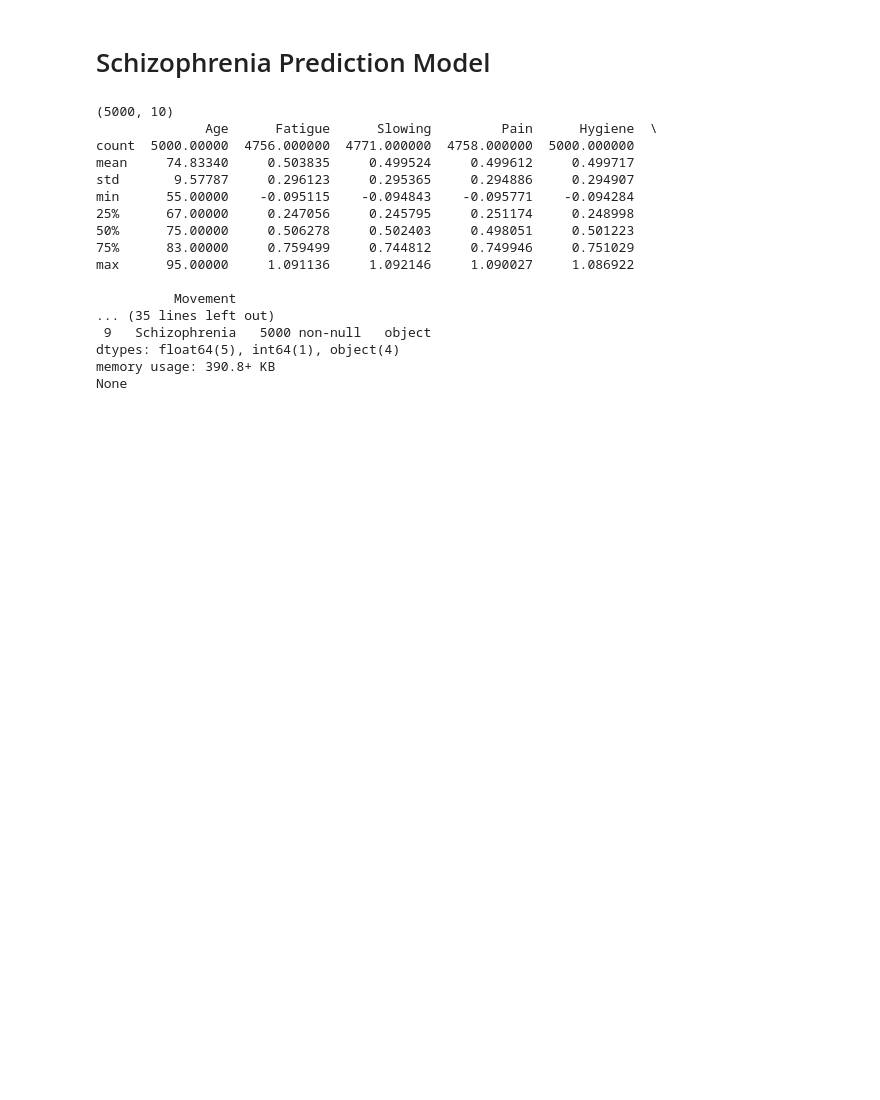
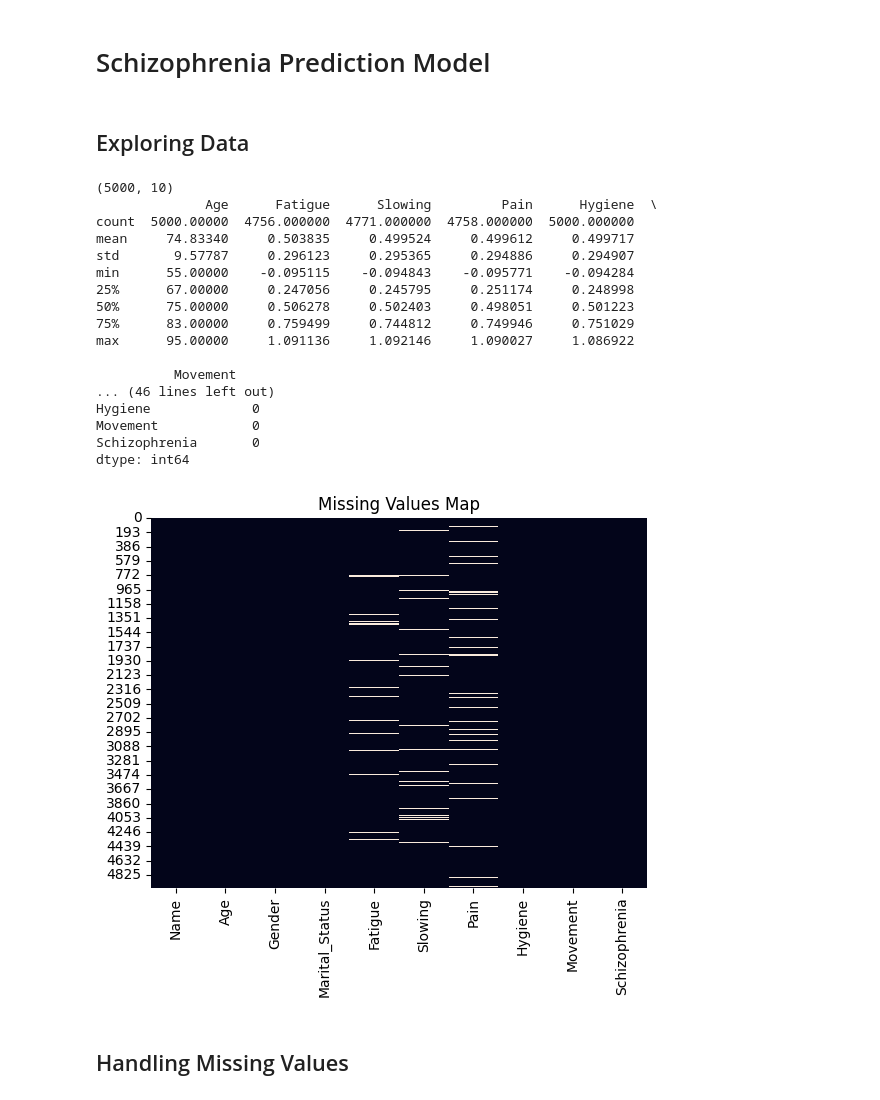
Before and after one commit to Loai-Hataba/DEPI-Data-Science-Project, a Jupyter notebook: Loai/schizophreniaModel.ipynb, the cells around one changed output. Drawn from its saved outputs; the diff is of its cells as text; code cells hidden in the pictures; blank space fills up the shorter version.

```diff
--- a/Loai/schizophreniaModel.ipynb
+++ b/Loai/schizophreniaModel.ipynb
@@ -7,25 +14,36 @@ import matplotlib.pyplot as plt
+# %% [markdown]
+## Exploring Data
 # %%
 data = pd.read_csv('SchizophreniaSymptomnsData.csv')
 
 print(data.shape)
 print(data.describe())
 print(data.head())
 print(data.info())
+print(data.isnull().sum())
+
+# Visual check for missing values
+sns.heatmap(data.isnull(), cbar=False)
+plt.title('Missing Values Map')
+plt.show()
 # %% [output]
 (5000, 10)
               Age      Fatigue      Slowing         Pain      Hygiene  \
 count  5000.00000  4756.000000  4771.000000  4758.000000  5000.000000
 mean     74.83340     0.503835     0.499524     0.499612     0.499717
 std       9.57787     0.296123     0.295365     0.294886     0.294907
 min      55.00000    -0.095115    -0.094843    -0.095771    -0.094284
 25%      67.00000     0.247056     0.245795     0.251174     0.248998
 50%      75.00000     0.506278     0.502403     0.498051     0.501223
 75%      83.00000     0.759499     0.744812     0.749946     0.751029
 max      95.00000     1.091136     1.092146     1.090027     1.086922
 
           Movement
-... (35 lines left out)
- 9   Schizophrenia   5000 non-null   object
-dtypes: float64(5), int64(1), object(4)
-memory usage: 390.8+ KB
-None
+... (46 lines left out)
+Hygiene             0
+Movement            0
+Schizophrenia       0
+dtype: int64
+[figure, added]
+# %% [markdown]
+## Handling Missing Values
```
Also changed, not shown: parts of 20 cells of this notebook, 10 other files.
